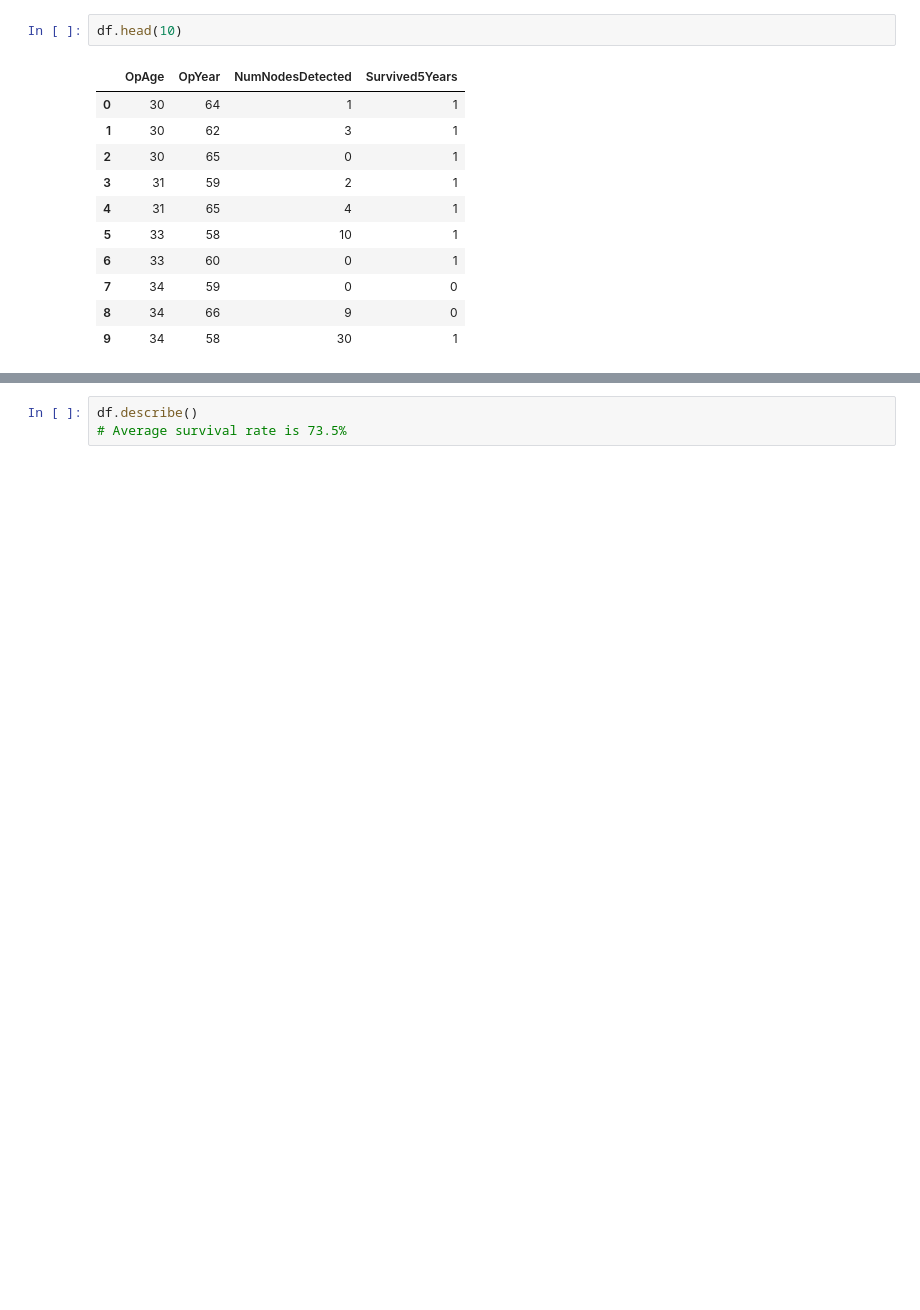
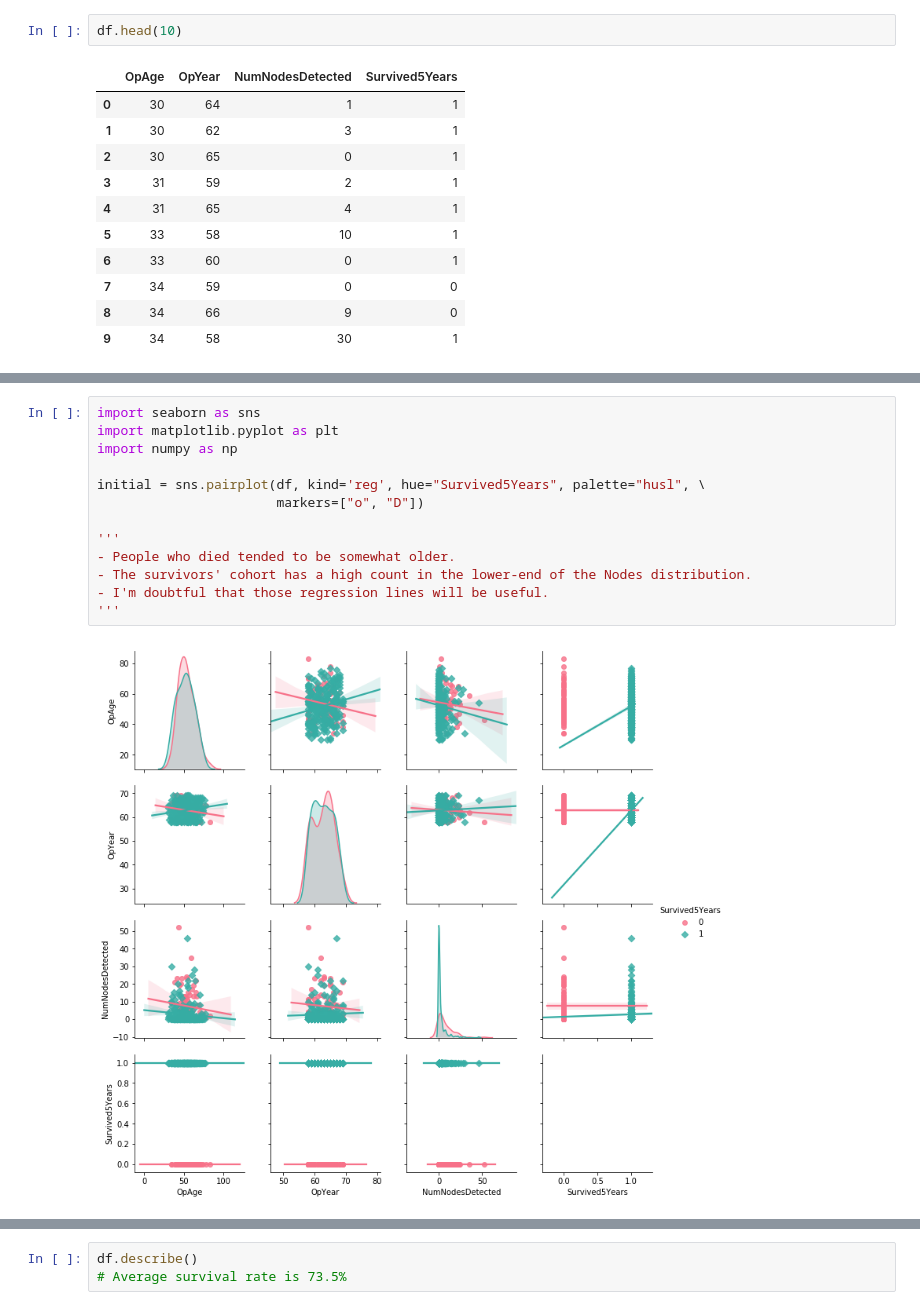
Before and after one commit to coopwilliams/LS-Sprint-Challenges, a Jupyter notebook: DS_Unit_1_Sprint_Challenge_1.ipynb, the cells around one changed output, grey strips where cells are left out. Drawn from its saved outputs; the diff is of its cells as text; blank space fills up the shorter version.

```diff
--- a/DS_Unit_1_Sprint_Challenge_1.ipynb
+++ b/DS_Unit_1_Sprint_Challenge_1.ipynb
@@ -91,0 +100,15 @@ df.head(10)
+# %%
+import seaborn as sns
+import matplotlib.pyplot as plt
+import numpy as np
+
+initial = sns.pairplot(df, kind='reg', hue="Survived5Years", palette="husl", \
+                       markers=["o", "D"])
+
+'''
+- People who died tended to be somewhat older.
+- The survivors' cohort has a high count in the lower-end of the Nodes distribution.
+- I'm doubtful that those regression lines will be useful.
+'''
+# %% [output]
+[figure, added]
```
Also changed, not shown: parts of 5 cells of this notebook.
